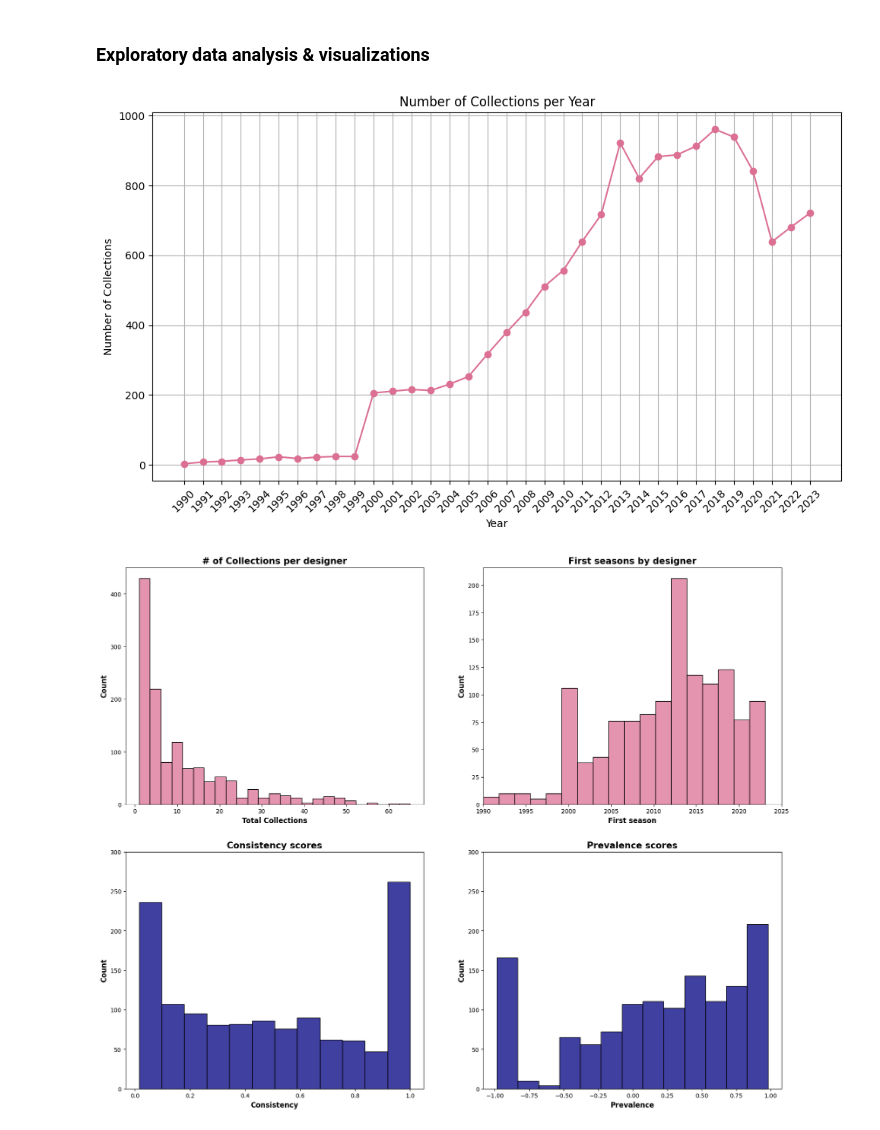
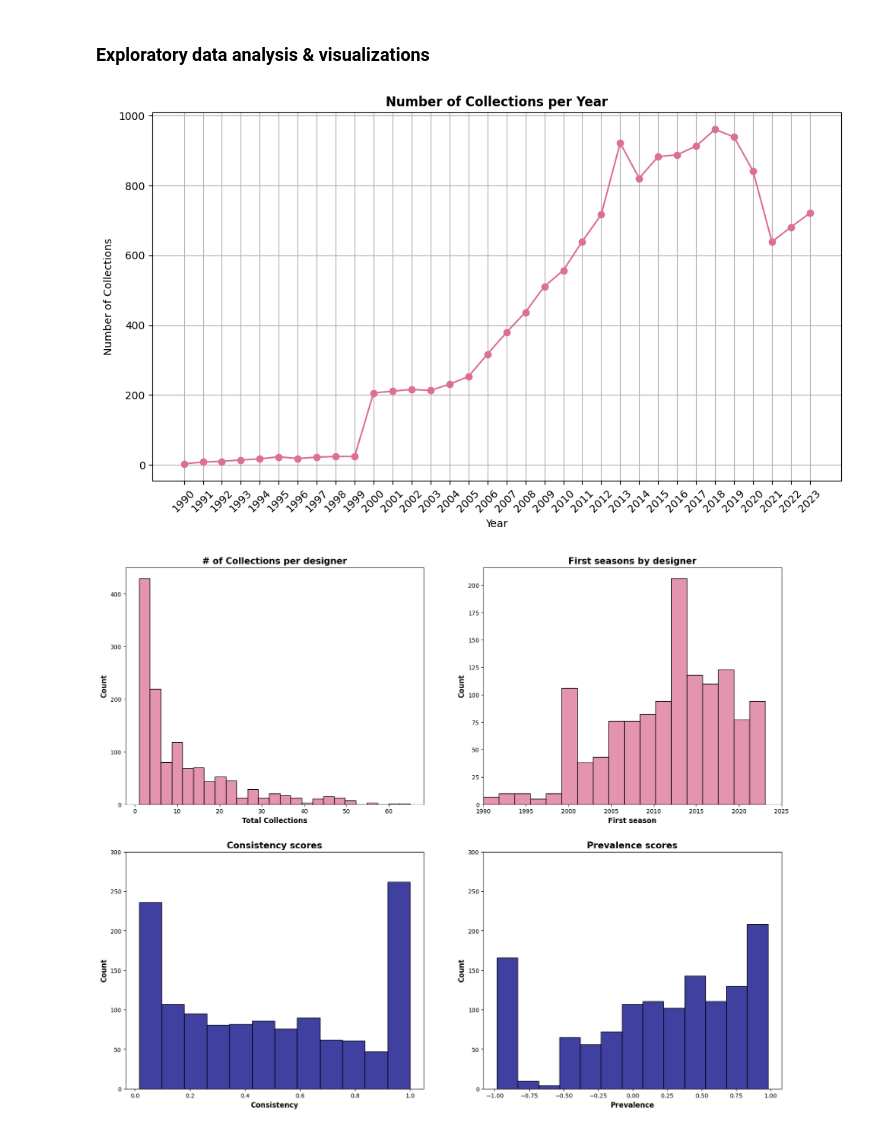
Before and after one commit to bellagracefinck/trend_cycle, a Jupyter notebook: EDA.ipynb, the cells around one changed output. Drawn from its saved outputs; the diff is of its cells as text; code cells hidden in the pictures.

```diff
--- a/EDA.ipynb
+++ b/EDA.ipynb
@@ -59,18 +59,18 @@ sample_tokens.head()
 # %%
 collections_per_year = collections.groupby(collections['year']).size()
 
 # Plotting
 plt.figure(figsize=(10, 6))
 collections_per_year.plot(kind='line', marker='o', color='palevioletred')
-plt.title('Number of Collections per Year')
+plt.title('Number of Collections per Year', fontdict = {'fontweight':'bold'})
 plt.xlabel('Year')
 plt.ylabel('Number of Collections')
 plt.grid(True)
 plt.xticks(collections_per_year.index, rotation=45)
 plt.tight_layout()
 plt.show()
 # %% [output]
-[figure, old version]
+[figure, new version]
 # %%
 # plot the distributions of classes, collections, and first seasons
 fig, ax = plt.subplots(2, 2, figsize=(20, 16))
```
Also changed, not shown: parts of 2 cells of this notebook, 5 other files.
